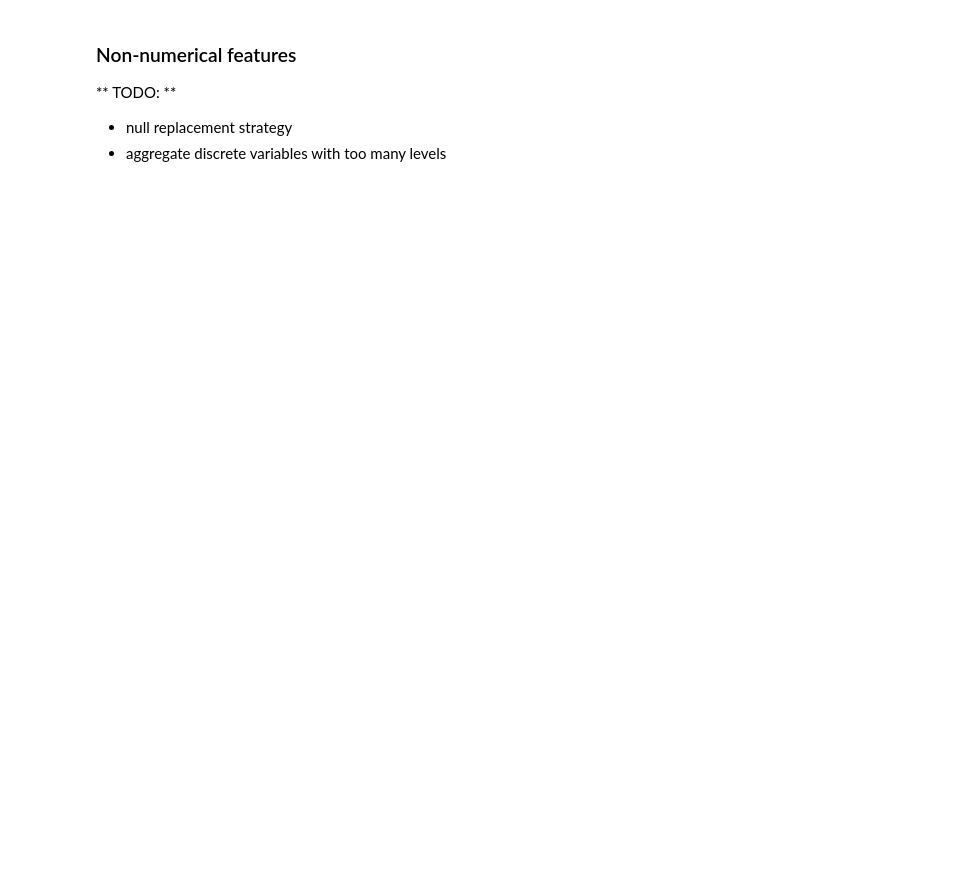
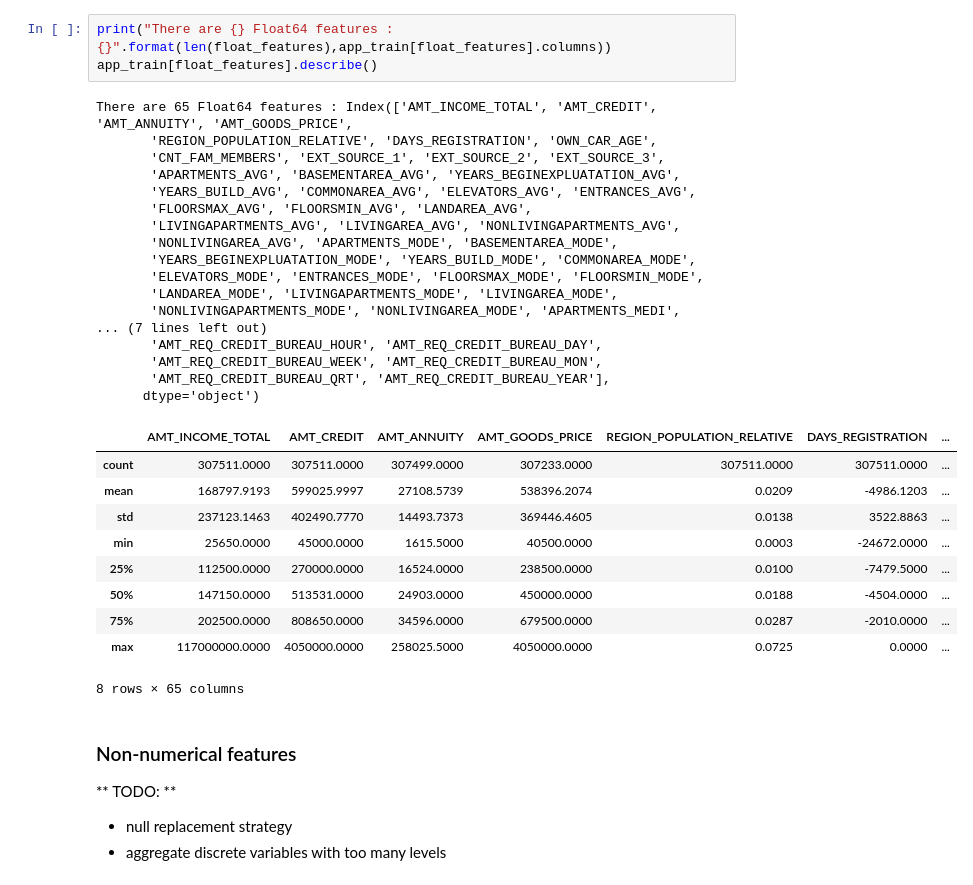
Before and after one commit to bodias/machine-learning, a Jupyter notebook: projects/capstone/home_credit/experiment 1.ipynb, the cells around one changed output. Drawn from its saved outputs; the diff is of its cells as text; blank space fills up the shorter version.

```diff
--- a/projects/capstone/home_credit/experiment 1.ipynb
+++ b/projects/capstone/home_credit/experiment 1.ipynb
@@ -137,3 +148,34 @@ memory usage: 131.4 MB
+# %%
+print("There are {} Float64 features : {}".format(len(float_features),app_train[float_features].columns))
+app_train[float_features].describe()
+# %% [output]
+There are 65 Float64 features : Index(['AMT_INCOME_TOTAL', 'AMT_CREDIT', 'AMT_ANNUITY', 'AMT_GOODS_PRICE',
+       'REGION_POPULATION_RELATIVE', 'DAYS_REGISTRATION', 'OWN_CAR_AGE',
+       'CNT_FAM_MEMBERS', 'EXT_SOURCE_1', 'EXT_SOURCE_2', 'EXT_SOURCE_3',
+       'APARTMENTS_AVG', 'BASEMENTAREA_AVG', 'YEARS_BEGINEXPLUATATION_AVG',
+       'YEARS_BUILD_AVG', 'COMMONAREA_AVG', 'ELEVATORS_AVG', 'ENTRANCES_AVG',
+       'FLOORSMAX_AVG', 'FLOORSMIN_AVG', 'LANDAREA_AVG',
+       'LIVINGAPARTMENTS_AVG', 'LIVINGAREA_AVG', 'NONLIVINGAPARTMENTS_AVG',
+       'NONLIVINGAREA_AVG', 'APARTMENTS_MODE', 'BASEMENTAREA_MODE',
+       'YEARS_BEGINEXPLUATATION_MODE', 'YEARS_BUILD_MODE', 'COMMONAREA_MODE',
+       'ELEVATORS_MODE', 'ENTRANCES_MODE', 'FLOORSMAX_MODE', 'FLOORSMIN_MODE',
+       'LANDAREA_MODE', 'LIVINGAPARTMENTS_MODE', 'LIVINGAREA_MODE',
+       'NONLIVINGAPARTMENTS_MODE', 'NONLIVINGAREA_MODE', 'APARTMENTS_MEDI',
+... (7 lines left out)
+       'AMT_REQ_CREDIT_BUREAU_HOUR', 'AMT_REQ_CREDIT_BUREAU_DAY',
+       'AMT_REQ_CREDIT_BUREAU_WEEK', 'AMT_REQ_CREDIT_BUREAU_MON',
+       'AMT_REQ_CREDIT_BUREAU_QRT', 'AMT_REQ_CREDIT_BUREAU_YEAR'],
+      dtype='object')
+|  | AMT_INCOME_TOTAL | AMT_CREDIT | AMT_ANNUITY | AMT_GOODS_PRICE | REGION_POPULATION_RELATIVE | DAYS_REGISTRATION | ... |
+| count | 307511.0000 | 307511.0000 | 307499.0000 | 307233.0000 | 307511.0000 | 307511.0000 | ... |
+| mean | 168797.9193 | 599025.9997 | 27108.5739 | 538396.2074 | 0.0209 | -4986.1203 | ... |
+| std | 237123.1463 | 402490.7770 | 14493.7373 | 369446.4605 | 0.0138 | 3522.8863 | ... |
+| min | 25650.0000 | 45000.0000 | 1615.5000 | 40500.0000 | 0.0003 | -24672.0000 | ... |
+| 25% | 112500.0000 | 270000.0000 | 16524.0000 | 238500.0000 | 0.0100 | -7479.5000 | ... |
+| 50% | 147150.0000 | 513531.0000 | 24903.0000 | 450000.0000 | 0.0188 | -4504.0000 | ... |
+| 75% | 202500.0000 | 808650.0000 | 34596.0000 | 679500.0000 | 0.0287 | -2010.0000 | ... |
+| max | 117000000.0000 | 4050000.0000 | 258025.5000 | 4050000.0000 | 0.0725 | 0.0000 | ... |
+8 rows × 65 columns
 # %% [markdown]
 ### Non-numerical features
 
```
Also changed, not shown: parts of 32 cells of this notebook.
